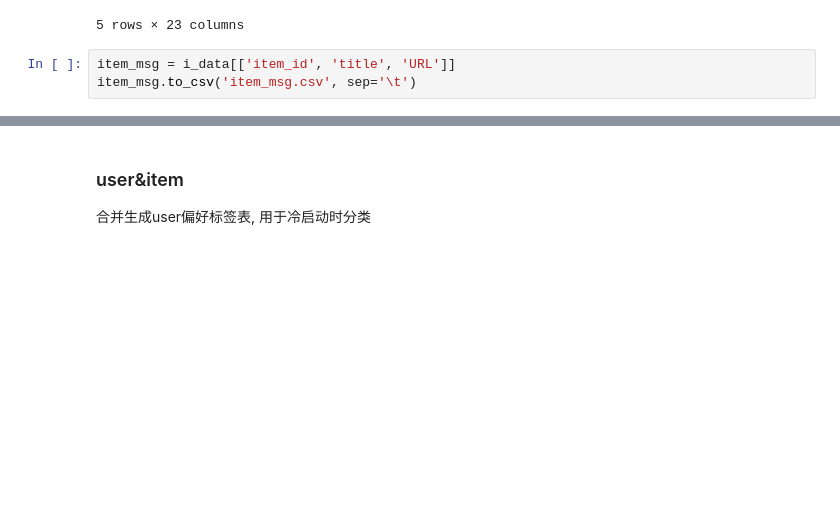
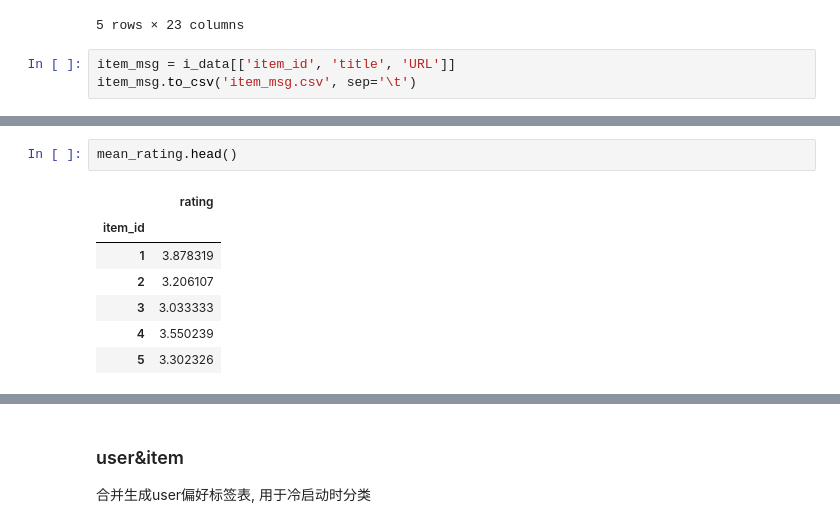
Before and after one commit to Aitical/recommendation, a Jupyter notebook: recomendation.ipynb, the cells around one changed output, grey strips where cells are left out. Drawn from its saved outputs; the diff is of its cells as text; blank space fills up the shorter version.

```diff
--- a/recomendation.ipynb
+++ b/recomendation.ipynb
@@ -322,0 +329,10 @@ item_msg.to_csv('item_msg.csv', sep='\t')
+# %%
+mean_rating.head()
+# %% [output]
+|  | rating |
+| item_id |  |
+| 1 | 3.878319 |
+| 2 | 3.206107 |
+| 3 | 3.033333 |
+| 4 | 3.550239 |
+| 5 | 3.302326 |
```
Also changed, not shown: parts of 9 cells of this notebook, 1 other file.
